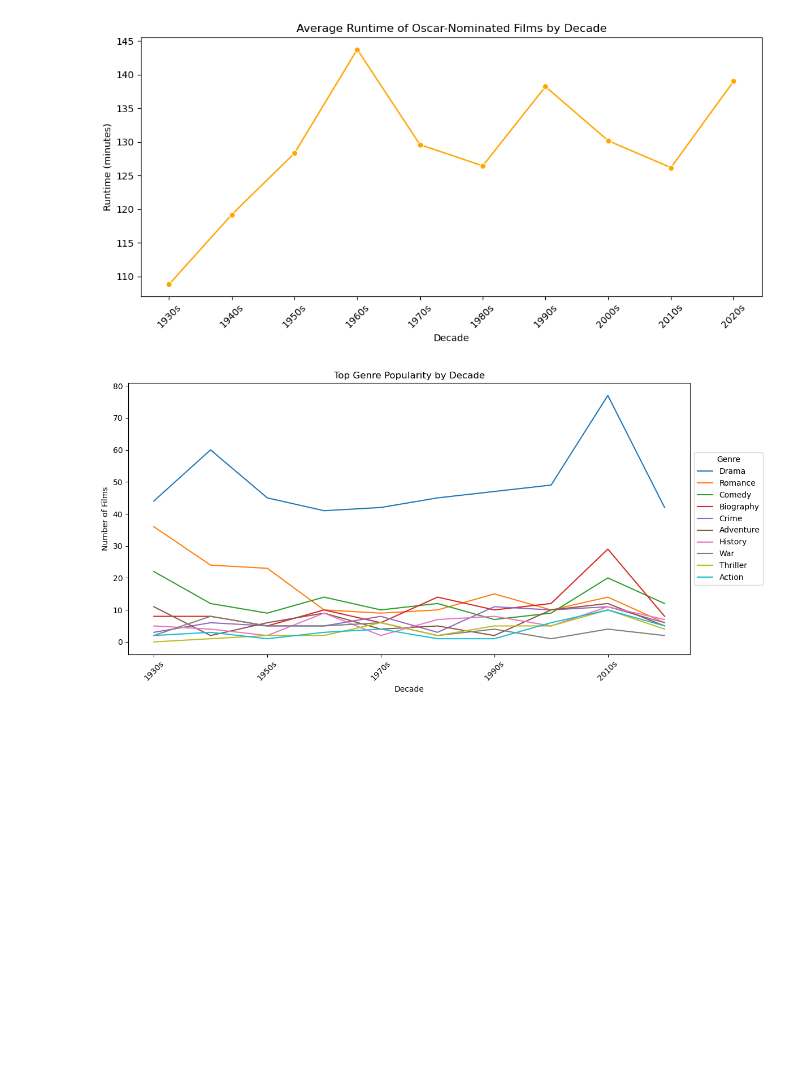
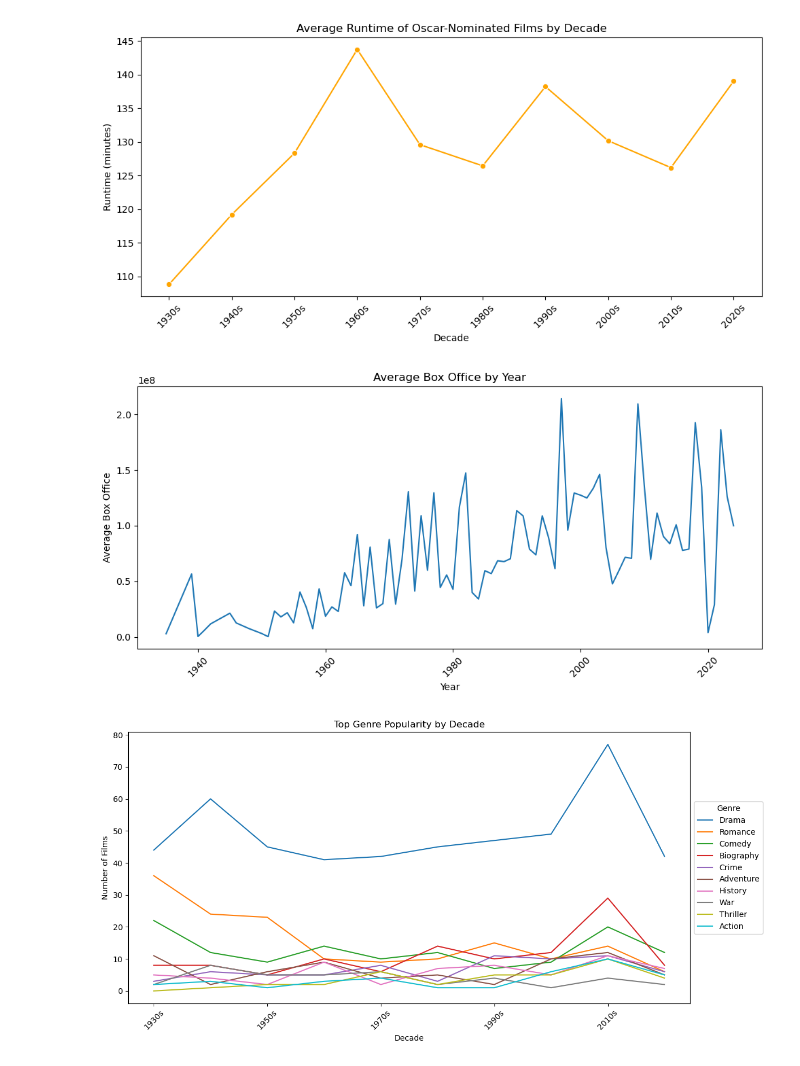
Before and after one commit to LiztheWz/filmcode, a Jupyter notebook: 386project_part2.ipynb, the cells around one changed output. Cells and saved outputs as stored; diff of their text form; code cells hidden in the pictures; blank space fills up the shorter version.

```diff
--- a/386project_part2.ipynb
+++ b/386project_part2.ipynb
@@ -76,6 +74,19 @@ plt.tight_layout()
 plt.show()
 # %% [output]
 [figure]
+# %%
+boxoffice_by_year = film_df.groupby("Year")["BoxOffice"].mean()
+
+plt.figure(figsize=(10, 5))
+sns.lineplot(data=boxoffice_by_year)
+plt.title("Average Box Office by Year")
+plt.ylabel("Average Box Office")
+plt.xlabel("Year")
+plt.xticks(rotation=45)
+plt.tight_layout()
+plt.show()
+# %% [output]
+[figure, added]
 # %%
 def genre_counts(movies_df):
     exploded_genre = movies_df['Genre'].dropna().str.split(',').explode().str.strip()
```
Also changed, not shown: parts of 6 cells of this notebook, 6 other files.
